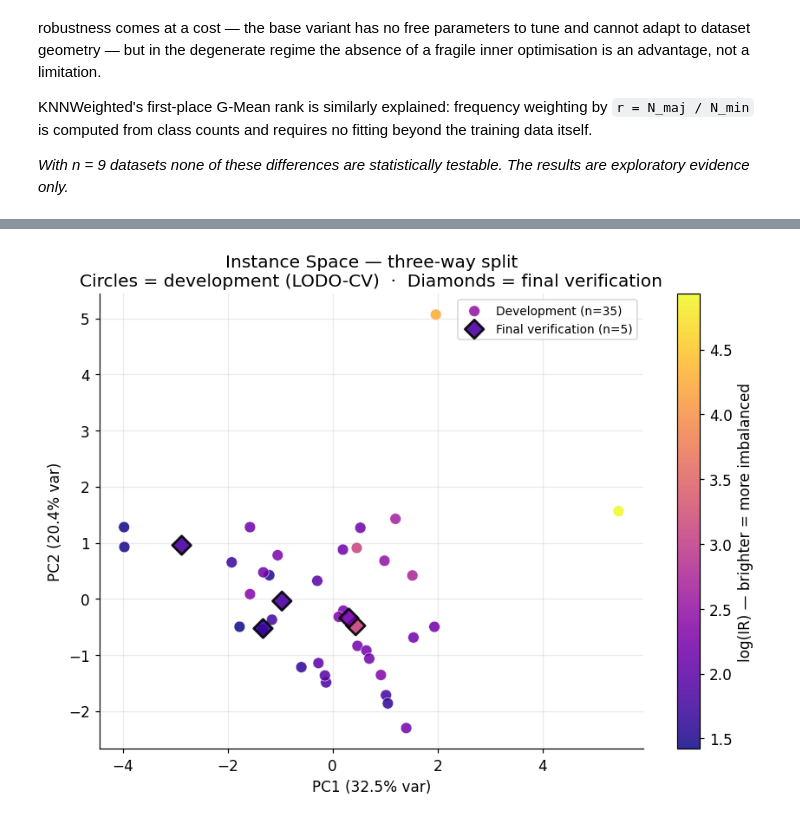
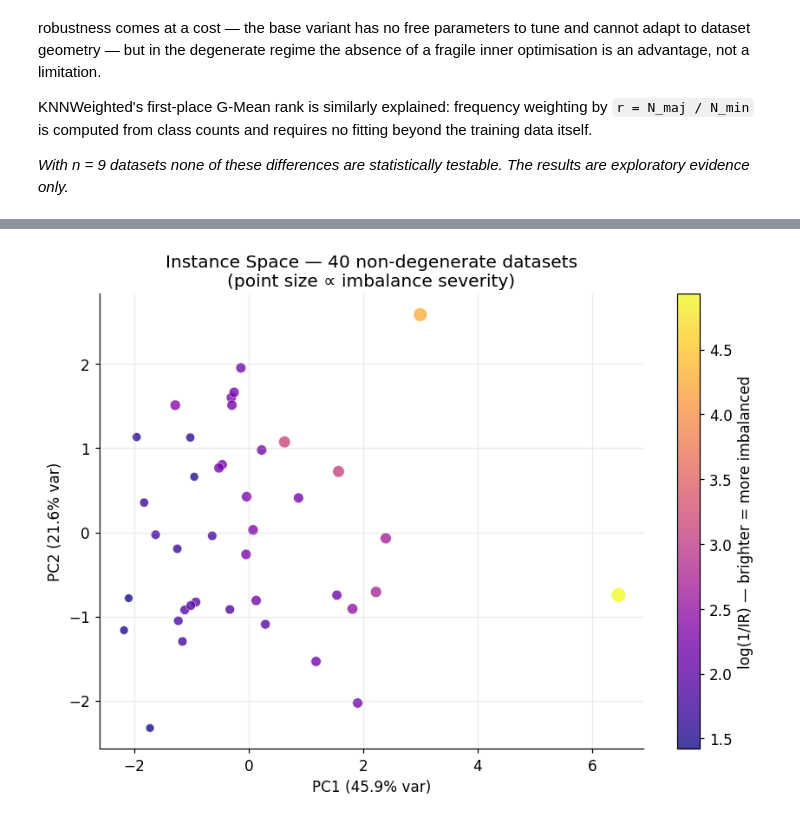
Before and after one commit to zepaulo333/knn_classimbalance, a Jupyter notebook: notebooks/entrega_final.ipynb, the cells around one changed output, grey strips where cells are left out. Cells and saved outputs as stored; diff of their text form; code cells hidden in the pictures.

```diff
--- a/notebooks/entrega_final.ipynb
+++ b/notebooks/entrega_final.ipynb
@@ -1120,76 +1053,38 @@ max            9.206           5.700          4.929     0.271       922.218
 # %%
-from sklearn.model_selection import StratifiedShuffleSplit
-
-# ── 9.1 Three-way dataset split ──────────────────────────────────────────
-# 5 final-verification datasets are set aside completely.
-# The remaining 35 are the development set, evaluated via LODO-CV in §9.5.
-_ir_vals  = isa_meta.merge(ds_meta[['dataset', 'IR']], on='dataset')['IR'].values
-_ir_qcuts = pd.qcut(_ir_vals, q=4, labels=False)
-
-sss = StratifiedShuffleSplit(n_splits=1, test_size=5, random_state=SEED)
-_dev_idx, _final_idx = next(sss.split(isa_meta, _ir_qcuts))
-
-_dev_names   = set(isa_meta.iloc[_dev_idx]['dataset'])
-_final_names = set(isa_meta.iloc[_final_idx]['dataset'])
-# keep _hold_names as alias so downstream cells that reference it still work
-_hold_names  = _final_names
-
-isa_meta_dev   = isa_meta[isa_meta['dataset'].isin(_dev_names)].reset_index(drop=True)
-isa_meta_hold  = isa_meta[isa_meta['dataset'].isin(_final_names)].reset_index(drop=True)
-
-print(f'Development set      : {len(isa_meta_dev):2d} datasets (LODO-CV evaluation)')
-print(f'Final verification   : {len(isa_meta_hold):2d} datasets (touched once at the end)')
-print(f'\nFinal verification datasets: {sorted(_final_names)}')
-
-# ── 9.2 PCA fitted on all 35 development datasets (for visualisation) ────
+# ── 9.1 PCA projection to 2-D instance space ─────────────────────────────
 _ISA_FEAT_COLS = [
-    'log_n_samples', 'log_n_features', 'log_imbalance',
-    'p_over_n', 'mean_feat_cv', 'mean_abs_skewness',
-    'minority_nbr_purity', 'nn_dist_ratio', 'borderline_fraction',
+    "log_n_samples", "log_n_features", "log_imbalance",
+    "class_entropy", "mean_feat_entropy", "mean_abs_skewness",
 ]
 
 _isa_scaler  = StandardScaler()
-_X_dev       = _isa_scaler.fit_transform(isa_meta_dev[_ISA_FEAT_COLS].values)
-_X_hold      = _isa_scaler.transform(isa_meta_hold[_ISA_FEAT_COLS].values)
+_X_isa       = _isa_scaler.fit_transform(isa_meta[_ISA_FEAT_COLS].values)
 
-_isa_pca     = PCA(n_components=2, random_state=SEED)
-_coords_dev  = _isa_pca.fit_transform(_X_dev)
-_coords_hold = _isa_pca.transform(_X_hold)
-_isa_var     = _isa_pca.explained_variance_ratio_
+_isa_pca    = PCA(n_components=2, random_state=SEED)
+_isa_coords = _isa_pca.fit_transform(_X_isa)
+_isa_var    = _isa_pca.explained_variance_ratio_
 
-isa_meta_dev  = isa_meta_dev.assign(PC1=_coords_dev[:, 0],  PC2=_coords_dev[:, 1])
-isa_meta_hold = isa_meta_hold.assign(PC1=_coords_hold[:, 0], PC2=_coords_hold[:, 1])
-isa_meta_all  = pd.concat([isa_meta_dev, isa_meta_hold], ignore_index=True)
+isa_meta = isa_meta.assign(PC1=_isa_coords[:, 0], PC2=_isa_coords[:, 1])
 
-print(f'\nVariance explained: PC1={_isa_var[0]:.1%}  PC2={_isa_var[1]:.1%}  '
-      f'total={sum(_isa_var):.1%}')
-print('\nPCA loadings (fitted on 35 development datasets):')
+print(f"Variance explained: PC1={_isa_var[0]:.1%}  PC2={_isa_var[1]:.1%}  "
+      f"total={sum(_isa_var):.1%}")
+print("\nPCA loadings (what each axis captures):")
 _isa_loadings = pd.DataFrame(
-    _isa_pca.components_.T, index=_ISA_FEAT_COLS, columns=['PC1', 'PC2']
+    _isa_pca.components_.T, index=_ISA_FEAT_COLS, columns=["PC1", "PC2"]
 ).round(3)
-print(_isa_loadings.sort_values('PC1', ascending=False).to_string())
+print(_isa_loadings.to_string())
 
-# ── Scatter: dev = solid circles, final verification = hollow diamonds ───
+# ── Base scatter: datasets in instance space, coloured by imbalance level ─
 fig, ax = plt.subplots(figsize=(8, 6))
-_z_dev  = isa_meta_dev['log_imbalance'].values
-_z_hold = isa_meta_hold['log_imbalance'].values
-_vmin, _vmax = min(_z_dev.min(), _z_hold.min()), max(_z_dev.max(), _z_hold.max())
-
-sc = ax.scatter(isa_meta_dev['PC1'], isa_meta_dev['PC2'],
-                c=_z_dev, cmap='plasma', vmin=_vmin, vmax=_vmax,
-                s=70, alpha=0.85, edgecolors='white', linewidths=0.4,
-                marker='o', label='Development (n=35)', zorder=3)
-ax.scatter(isa_meta_hold['PC1'], isa_meta_hold['PC2'],
-           c=_z_hold, cmap='plasma', vmin=_vmin, vmax=_vmax,
-           s=100, alpha=0.90, edgecolors='black', linewidths=1.8,
-           marker='D', label='Final verification (n=5)', zorder=4)
-plt.colorbar(sc, ax=ax, label='log(IR) — brighter = more imbalanced')
-ax.set_xlabel(f'PC1 ({_isa_var[0]:.1%} var)')
-ax.set_ylabel(f'PC2 ({_isa_var[1]:.1%} var)')
-ax.set_title('Instance Space — three-way split\n'
-             'Circles = development (LODO-CV)  ·  Diamonds = final verification')
-ax.legend(fontsize=9)
+_z   = isa_meta["log_imbalance"].values
+_sz  = 40 + 80 * (_z - _z.min()) / (np.ptp(_z) + 1e-9)
+sc   = ax.scatter(isa_meta["PC1"], isa_meta["PC2"], s=_sz, alpha=0.78,
+                  c=_z, cmap="plasma", edgecolors="white", linewidths=0.4)
+plt.colorbar(sc, ax=ax, label="log(1/IR) — brighter = more imbalanced")
+ax.set_xlabel(f"PC1 ({_isa_var[0]:.1%} var)")
+ax.set_ylabel(f"PC2 ({_isa_var[1]:.1%} var)")
+ax.set_title("Instance Space — 40 non-degenerate datasets\n(point size ∝ imbalance severity)")
 plt.tight_layout()
-plt.savefig('results/figures/isa_projection.png', bbox_inches='tight')
+plt.savefig("results/figures/isa_projection.png", bbox_inches="tight")
 plt.show()
 # %% [output]
@@ -1214 +1101 @@ borderline_fraction -0.456  0.214
-[figure, old version]
+[figure, new version]
```
Also changed, not shown: parts of 25 cells of this notebook, 11 other files.
